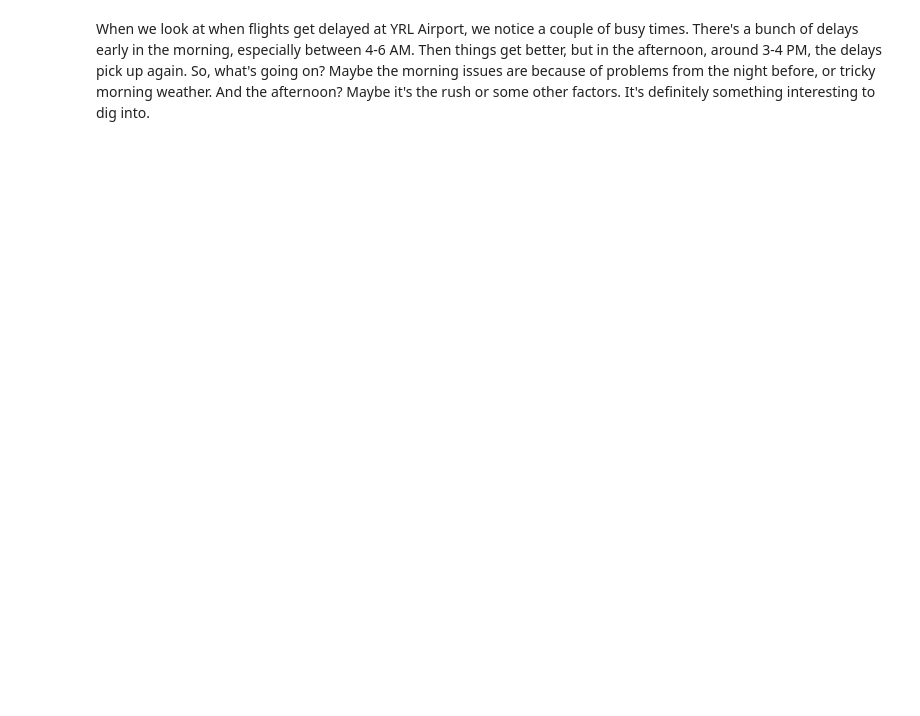
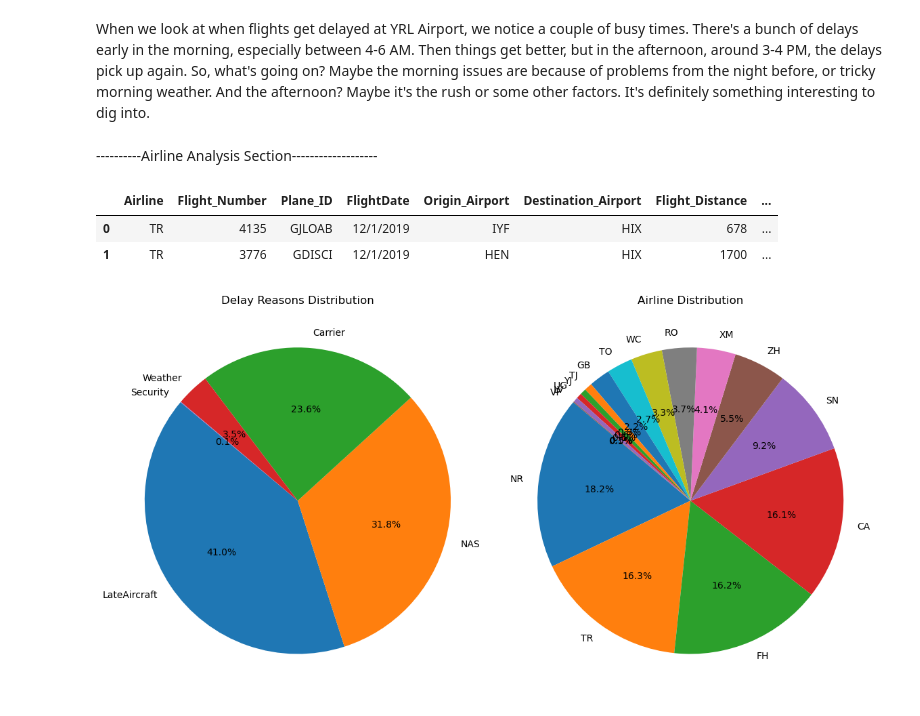
Before and after one commit to AnthonyNoreska/flight-delay-analysis, a Jupyter notebook: Flight-Analysis.ipynb, the cells around one changed output. Drawn from its saved outputs; the diff is of its cells as text; code cells hidden in the pictures; blank space fills up the shorter version.

Commit message:
Update Flight-Analysis.ipynb
Added Airline Analysis

```diff
--- a/Flight-Analysis.ipynb
+++ b/Flight-Analysis.ipynb
@@ -848,2 +684,4 @@ Text(0.5, 1.0, 'Delays by Hour of Day for YRL Airport')
 # %% [markdown]
 When we look at when flights get delayed at YRL Airport, we notice a couple of busy times. There's a bunch of delays early in the morning, especially between 4-6 AM. Then things get better, but in the afternoon, around 3-4 PM, the delays pick up again. So, what's going on? Maybe the morning issues are because of problems from the night before, or tricky morning weather. And the afternoon? Maybe it's the rush or some other factors. It's definitely something interesting to dig into.
+# %% [markdown]
+----------Airline Analysis Section-------------------
@@ -849,0 +695,35 @@ When we look at when flights get delayed at YRL Airport, we notice a couple of b
+# %%
+path = "Flight_on_time_HIX.csv"
+df = pd.read_csv("Flight_on_time_HIX.csv")
+df.head(2)
+# %% [output]
+|  | Airline | Flight_Number | Plane_ID | FlightDate | Origin_Airport | Destination_Airport | Flight_Distance | ... |
+| 0 | TR | 4135 | GJLOAB | 12/1/2019 | IYF | HIX | 678 | ... |
+| 1 | TR | 3776 | GDISCI | 12/1/2019 | HEN | HIX | 1700 | ... |
+# %%
+# Assuming you have a DataFrame df with columns "Delay_Reason" and "Airline"
+delay_reasons = df["Delay_Reason"]
+airlines = df["Airline"]
+
+# Count the occurrences of each delay reason
+delay_reason_counts = delay_reasons.value_counts()
+
+# Count the occurrences of each airline
+airline_counts = airlines.value_counts()
+
+# Create a pie chart for delay reasons
+plt.figure(figsize=(12, 6))
+
+plt.subplot(1, 2, 1)
+plt.pie(delay_reason_counts.values, labels=delay_reason_counts.index, autopct='%1.1f%%', startangle=140)
+plt.title("Delay Reasons Distribution")
+
+# Create a pie chart for airlines
+plt.subplot(1, 2, 2)
+plt.pie(airline_counts.values, labels=airline_counts.index, autopct='%1.1f%%', startangle=140)
+plt.title("Airline Distribution")
+
+plt.tight_layout()
+plt.show()
+# %% [output]
+[figure, added]
```
Also changed, not shown: parts of 32 cells of this notebook.
